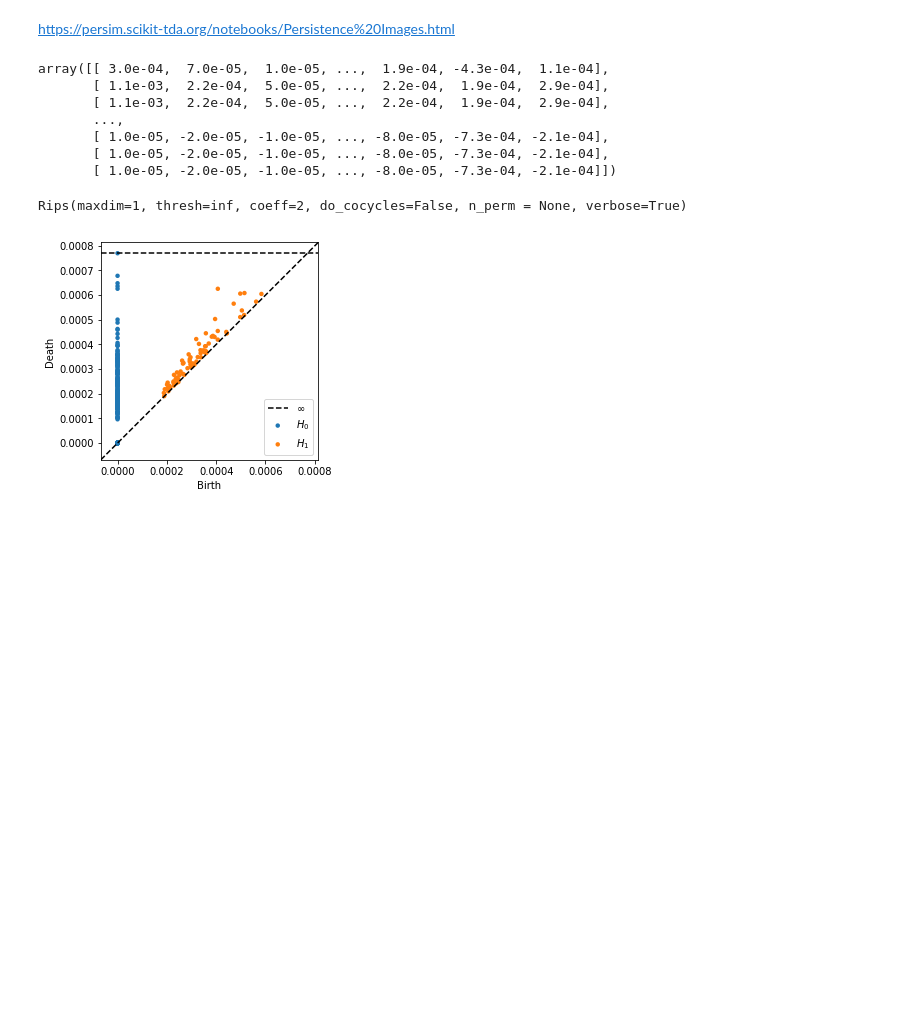
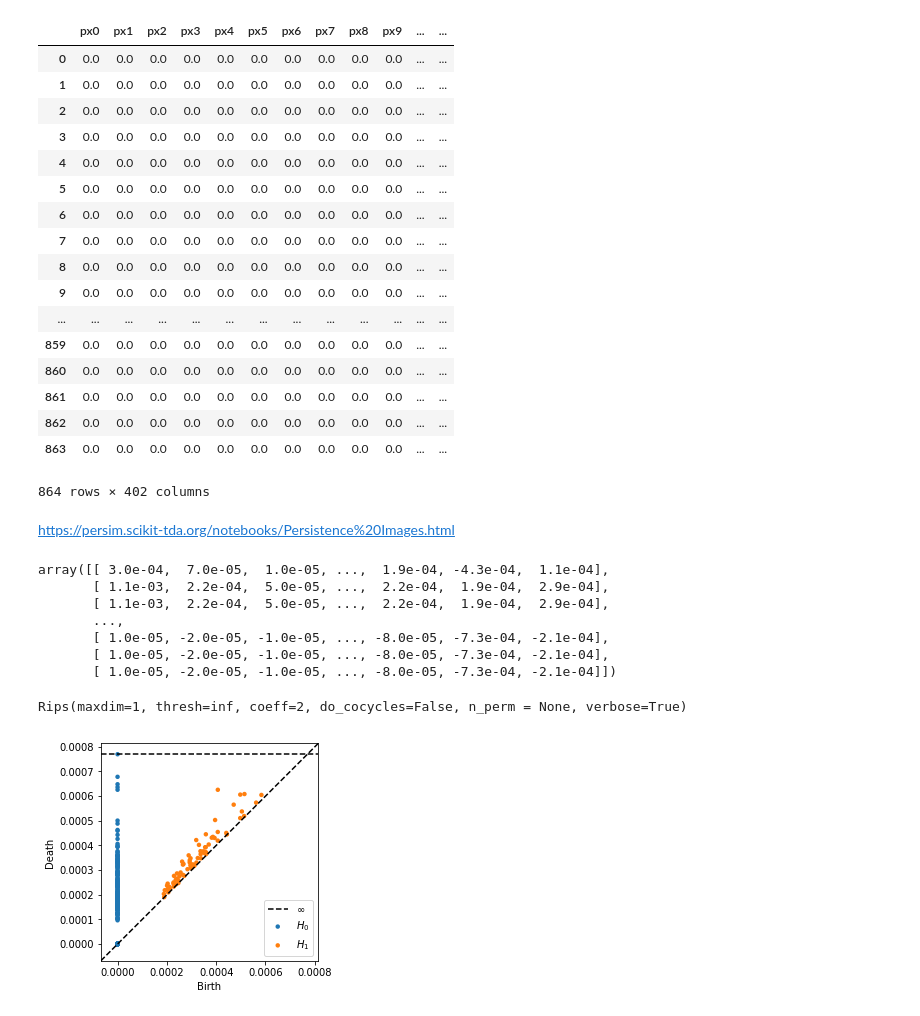
Before and after one commit to samvoisin/TDAforGesturePredictionsEMG, a Jupyter notebook: persist_all_channels.ipynb, the cells around one changed output. Cells and saved outputs as stored; diff of their text form; code cells hidden in the pictures; blank space fills up the shorter version.

Commit message:
data set

```diff
--- a/persist_all_channels.ipynb
+++ b/persist_all_channels.ipynb
@@ -1,3 +3,24 @@
+# %%
+pd.read_csv("./Data/pim_vectors.csv")
+# %% [output]
+|  | px0 | px1 | px2 | px3 | px4 | px5 | px6 | px7 | px8 | px9 | ... | ... |
+| 0 | 0.0 | 0.0 | 0.0 | 0.0 | 0.0 | 0.0 | 0.0 | 0.0 | 0.0 | 0.0 | ... | ... |
+| 1 | 0.0 | 0.0 | 0.0 | 0.0 | 0.0 | 0.0 | 0.0 | 0.0 | 0.0 | 0.0 | ... | ... |
+| 2 | 0.0 | 0.0 | 0.0 | 0.0 | 0.0 | 0.0 | 0.0 | 0.0 | 0.0 | 0.0 | ... | ... |
+| 3 | 0.0 | 0.0 | 0.0 | 0.0 | 0.0 | 0.0 | 0.0 | 0.0 | 0.0 | 0.0 | ... | ... |
+| 4 | 0.0 | 0.0 | 0.0 | 0.0 | 0.0 | 0.0 | 0.0 | 0.0 | 0.0 | 0.0 | ... | ... |
+| 5 | 0.0 | 0.0 | 0.0 | 0.0 | 0.0 | 0.0 | 0.0 | 0.0 | 0.0 | 0.0 | ... | ... |
+| 6 | 0.0 | 0.0 | 0.0 | 0.0 | 0.0 | 0.0 | 0.0 | 0.0 | 0.0 | 0.0 | ... | ... |
+| 7 | 0.0 | 0.0 | 0.0 | 0.0 | 0.0 | 0.0 | 0.0 | 0.0 | 0.0 | 0.0 | ... | ... |
+| 8 | 0.0 | 0.0 | 0.0 | 0.0 | 0.0 | 0.0 | 0.0 | 0.0 | 0.0 | 0.0 | ... | ... |
+| 9 | 0.0 | 0.0 | 0.0 | 0.0 | 0.0 | 0.0 | 0.0 | 0.0 | 0.0 | 0.0 | ... | ... |
+| ... | ... | ... | ... | ... | ... | ... | ... | ... | ... | ... | ... | ... |
+| 859 | 0.0 | 0.0 | 0.0 | 0.0 | 0.0 | 0.0 | 0.0 | 0.0 | 0.0 | 0.0 | ... | ... |
+| 860 | 0.0 | 0.0 | 0.0 | 0.0 | 0.0 | 0.0 | 0.0 | 0.0 | 0.0 | 0.0 | ... | ... |
+| 861 | 0.0 | 0.0 | 0.0 | 0.0 | 0.0 | 0.0 | 0.0 | 0.0 | 0.0 | 0.0 | ... | ... |
+| 862 | 0.0 | 0.0 | 0.0 | 0.0 | 0.0 | 0.0 | 0.0 | 0.0 | 0.0 | 0.0 | ... | ... |
+| 863 | 0.0 | 0.0 | 0.0 | 0.0 | 0.0 | 0.0 | 0.0 | 0.0 | 0.0 | 0.0 | ... | ... |
+864 rows × 402 columns
 # %% [markdown]
 https://persim.scikit-tda.org/notebooks/Persistence%20Images.html
 # %%
```
Also changed, not shown: parts of 1 cell of this notebook, 3 other files.
